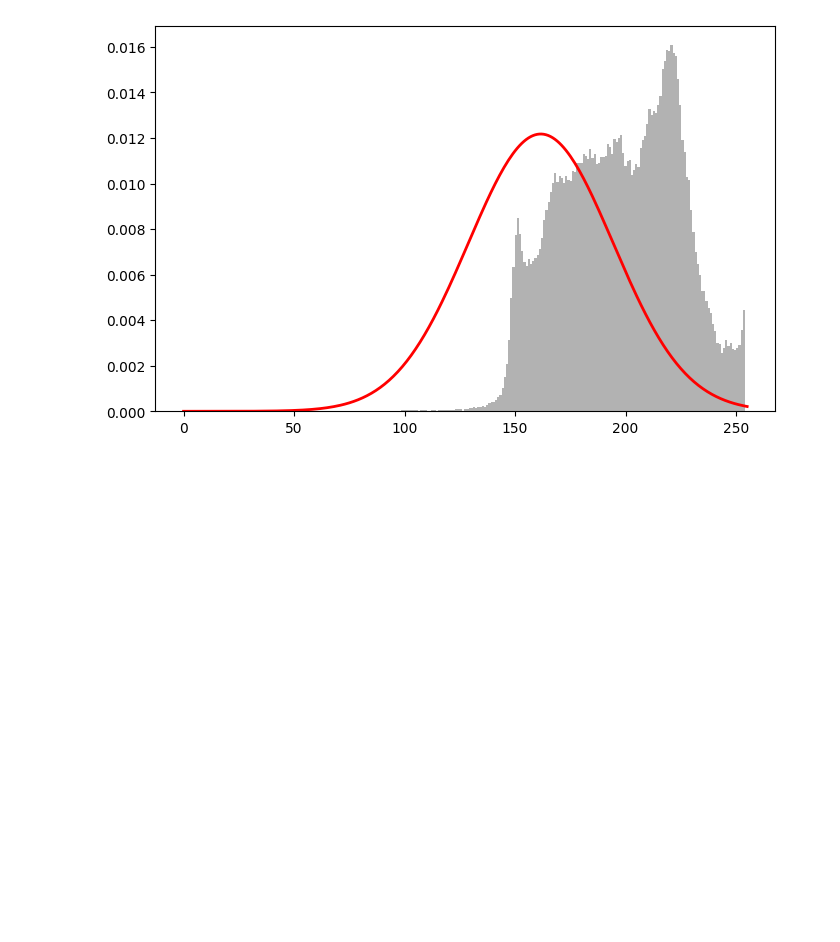
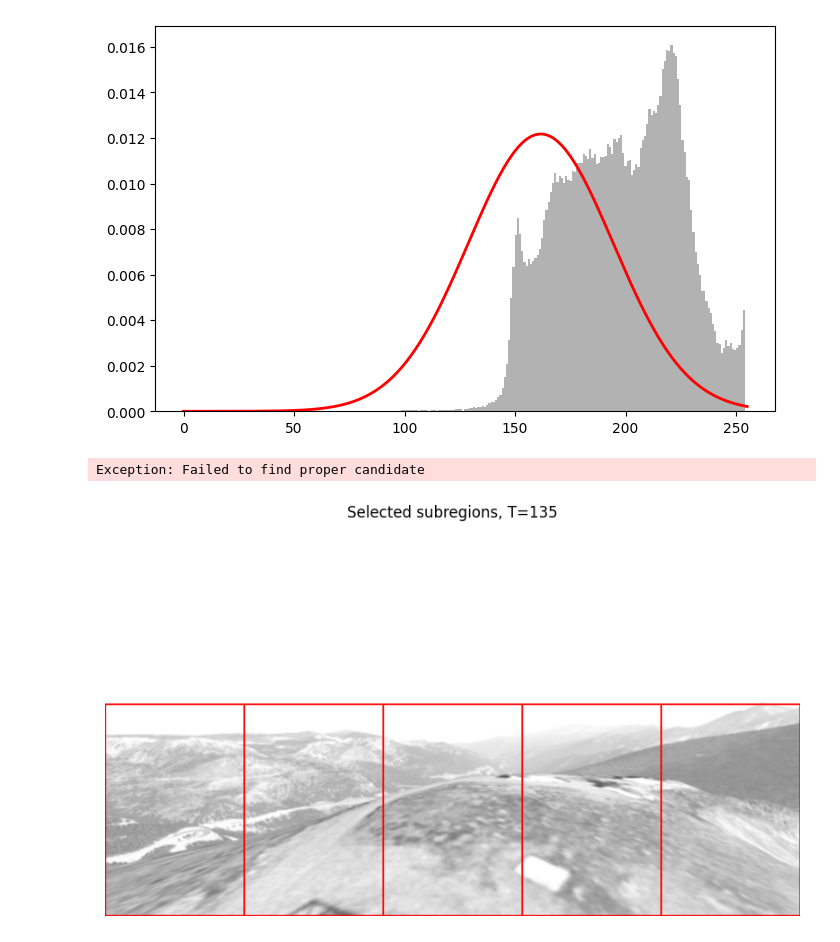
Before and after one commit to JSchpp12/FoggyVision, a Jupyter notebook: notebooks/transfer_learning_based_approach_resnet50/modifications.ipynb, the cells around one changed output. Saved outputs shown, nothing was run; the diff lists cells and outputs as text; code cells hidden in the pictures; blank space fills up the shorter version.

```diff
--- a/notebooks/transfer_learning_based_approach_resnet50/modifications.ipynb
+++ b/notebooks/transfer_learning_based_approach_resnet50/modifications.ipynb
@@ -156,3 +138,14 @@ mean,std = calculate_grey_normal_distribution(marched_img, white_mask)
 plot_normal_distribution(lin_img, mean, std, 254)
 # %% [output]
 [figure]
+# %%
+subregions, selected_t = select_subregions(marched_img, 5, GLOBAL_CANDIDATE_T_VALUES)
+draw_subregions(lin_img, subregions, selected_t)
+# %% [output]
+Exception: Failed to find proper candidate
+# %%
+alternative_t = [135]
+subregions, selected_t = select_subregions(marched_img, 5, alternative_t)
+draw_subregions(lin_img, subregions, selected_t)
+# %% [output]
+[figure, added]
```
Also changed, not shown: parts of 1 cell of this notebook, 3 other files.
